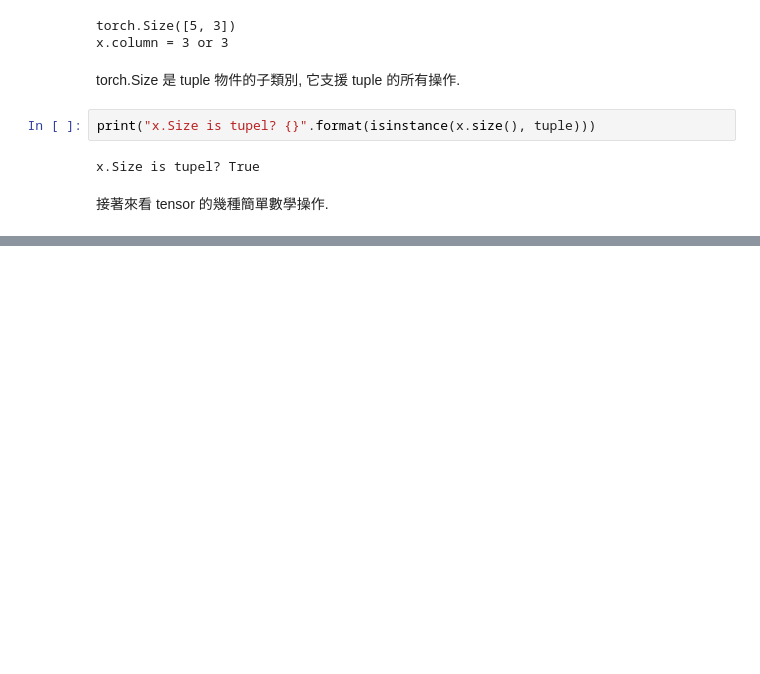
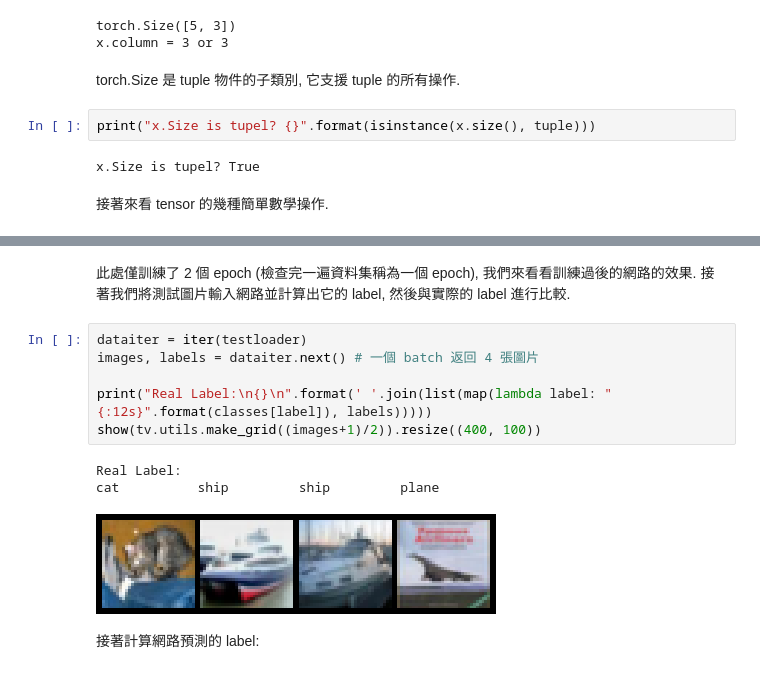
Before and after one commit to johnklee/pytorch_tutorials, a Jupyter notebook: ch02/ch2-2_Introduction.ipynb, the cells around one changed output, grey strips where cells are left out. Drawn from its saved outputs; the diff is of its cells as text; blank space fills up the shorter version.

```diff
--- a/ch02/ch2-2_Introduction.ipynb
+++ b/ch02/ch2-2_Introduction.ipynb
@@ -141,0 +609,14 @@ tensor([[0.5100, 1.0149, 0.5216],
+# %% [markdown]
+此處僅訓練了 2 個 epoch (檢查完一遍資料集稱為一個 epoch), 我們來看看訓練過後的網路的效果. 接著我們將測試圖片輸入網路並計算出它的 label, 然後與實際的 label 進行比較.
+# %%
+dataiter = iter(testloader)
+images, labels = dataiter.next() # 一個 batch 返回 4 張圖片
+
+print("Real Label:\n{}\n".format(' '.join(list(map(lambda label: "{:12s}".format(classes[label]), labels)))))
+show(tv.utils.make_grid((images+1)/2)).resize((400, 100))
+# %% [output]
+Real Label:
+cat          ship         ship         plane
+[figure, added]
+# %% [markdown]
+接著計算網路預測的 label:
```
Also changed, not shown: parts of 63 cells of this notebook, 3 other files.
